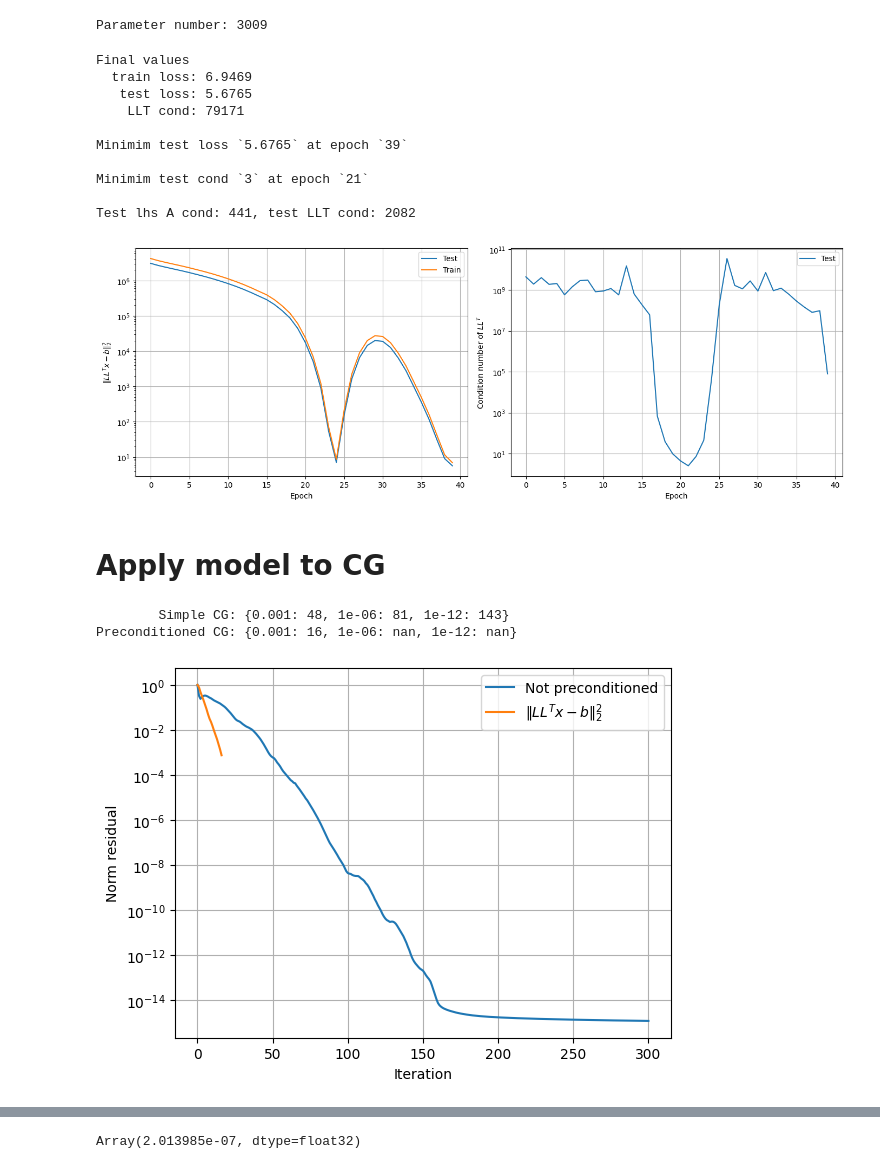
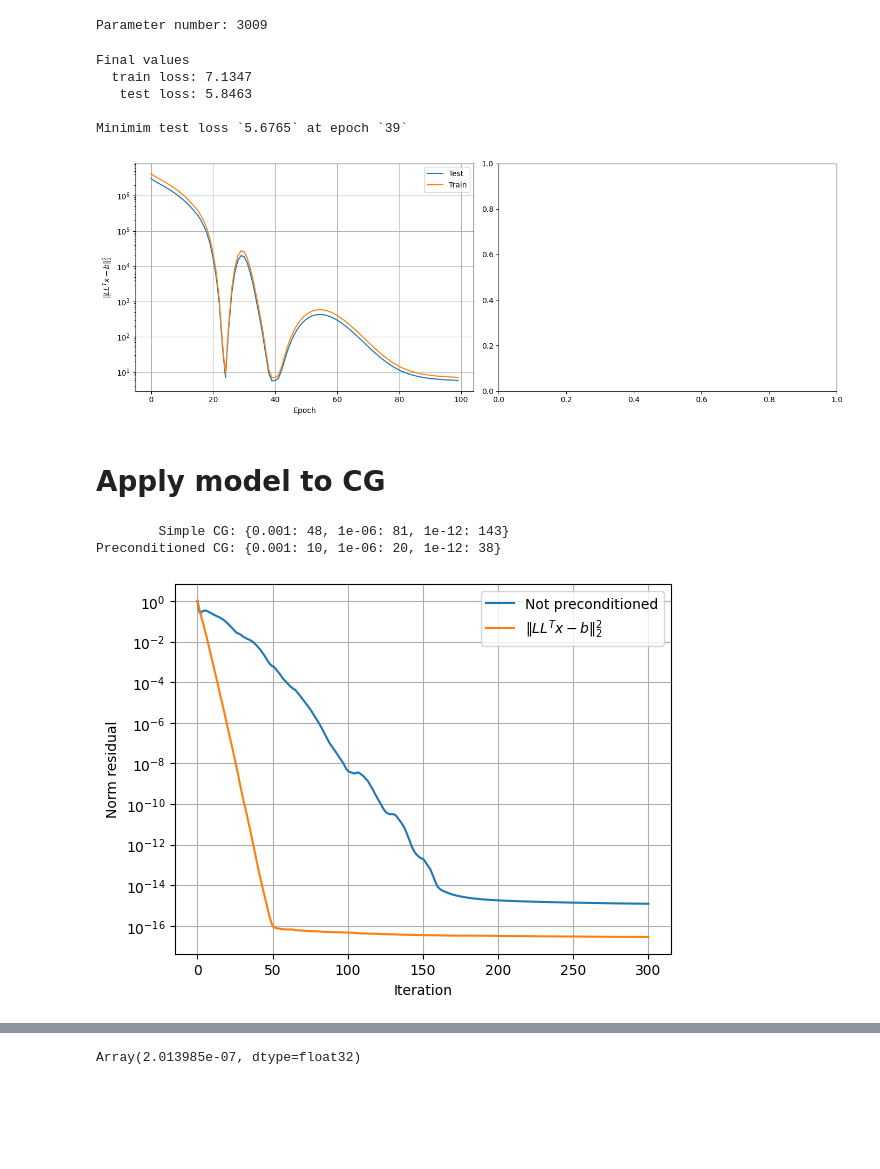
Before and after one commit to vltrifonov/PreCorrector, a Jupyter notebook: experiments/Poisson2D_LLT.ipynb, the cells around one changed output, grey strips where cells are left out. Cells and saved outputs as stored; diff of their text form; code cells hidden in the pictures; blank space fills up the shorter version.

```diff
--- a/experiments/Poisson2D_LLT.ipynb
+++ b/experiments/Poisson2D_LLT.ipynb
@@ -88,50 +91,45 @@ train_config = {
     'epoch_num': 100
 }
 # %%
-model, losses = train(model, data, train_config, loss_name='llt', with_cond=True)
+model, losses = train(model, data, train_config, loss_name='llt', with_cond=False)
 # %%
 del data, A_train, b_train, u_exact_train, bi_edges_train
 # %%
 _, axes = plt.subplots(1, 2, figsize=(14, 5))
 
 axes[0].plot(range(len(losses[0])), losses[1], label='Test')
 axes[0].plot(range(len(losses[0])), losses[0], label='Train')
 axes[0].legend()
 axes[0].set_yscale('log')
 axes[0].set_xlabel('Epoch')
 axes[0].set_ylabel('$\|LL^Tx - b\|_2^2$');
 axes[0].grid();
 
-axes[1].plot(range(len(losses[0])), losses[2], label='Test')
-axes[1].legend()
-axes[1].set_yscale('log')
-axes[1].set_xlabel('Epoch')
-axes[1].set_ylabel('Condition number of $LL^T$')
-axes[1].grid();
+# axes[1].plot(range(len(losses[0])), losses[2], label='Test')
+# axes[1].legend()
+# axes[1].set_yscale('log')
+# axes[1].set_xlabel('Epoch')
+# axes[1].set_ylabel('Condition number of $LL^T$')
+# axes[1].grid();
 
 # for vl in [129]:#[13, 17, 22, 25, 29, 39, 59, 79]:
 #     axes[0].axvline(vl, 0, 1e11, linestyle='--', c='k')
 #     axes[1].axvline(vl, 0, 1e11, linestyle='--', c='k')
 
 plt.tight_layout()
 
-cond_A, cond_LLT = asses_cond(A_test, vmap(model, in_axes=(0, 0, 0, 0, 0), out_axes=(0))(*direc_graph_from_linear_system_sparse(A_test, b_test)[:-1], bi_edges_test))
-print(f'Final values\n  train loss: {losses[0][-1]:.4f}\n   test loss: {losses[1][-1]:.4f}\n    LLT cond: {losses[2][-1]:.0f}')
+# cond_A, cond_LLT = asses_cond(A_test, vmap(model, in_axes=(0, 0, 0, 0, 0), out_axes=(0))(*direc_graph_from_linear_system_sparse(A_test, b_test)[:-1], bi_edges_test))
+print(f'Final values\n  train loss: {losses[0][-1]:.4f}\n   test loss: {losses[1][-1]:.4f}')#\n    LLT cond: {losses[2][-1]:.0f}')
 print(f'\nMinimim test loss `{jnp.min(losses[1]).item():.4f}` at epoch `{jnp.argmin(losses[1]).item():.0f}`')
-print(f'\nMinimim test cond `{jnp.min(losses[2]).item():.0f}` at epoch `{jnp.argmin(losses[2]).item():.0f}`')
-print(f'\nTest lhs A cond: {cond_A:.0f}, test LLT cond: {cond_LLT:.0f}')
+# print(f'\nMinimim test cond `{jnp.min(losses[2]).item():.0f}` at epoch `{jnp.argmin(losses[2]).item():.0f}`')
+# print(f'\nTest lhs A cond: {cond_A:.0f}, test LLT cond: {cond_LLT:.0f}')
 # %% [output]
 Final values
-  train loss: 6.9469
-   test loss: 5.6765
-    LLT cond: 79171
+  train loss: 7.1347
+   test loss: 5.8463
 
 Minimim test loss `5.6765` at epoch `39`
-
-Minimim test cond `3` at epoch `21`
-
-Test lhs A cond: 441, test LLT cond: 2082
-[figure, old version]
+[figure, new version]
 # %% [markdown]
 # Apply model to CG
 # %%
@@ -162,8 +160,8 @@ print('        Simple CG:', res_I_dict)
 print('Preconditioned CG:', res_LLT_dict)
 # %% [output]
         Simple CG: {0.001: 48, 1e-06: 81, 1e-12: 143}
-Preconditioned CG: {0.001: 16, 1e-06: nan, 1e-12: nan}
+Preconditioned CG: {0.001: 10, 1e-06: 20, 1e-12: 38}
-[figure, old version]
+[figure, new version]
 # %%
 _, axes = plt.subplots(1, 3, figsize=(14, 14))
 
```
Also changed, not shown: parts of 6 cells of this notebook, 8 other files.
